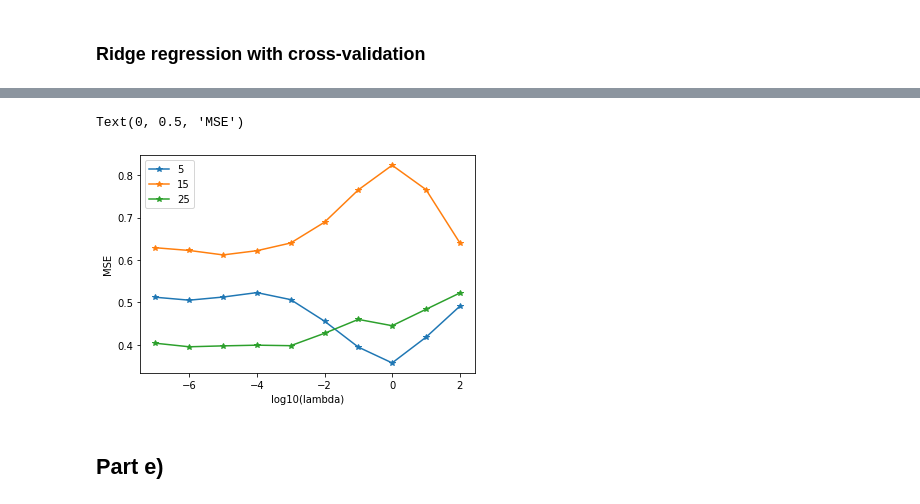
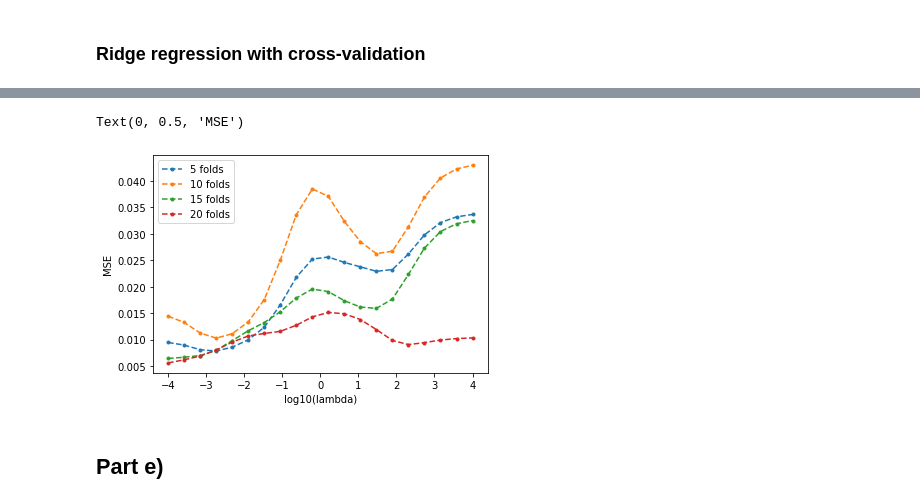
Before and after one commit to engyssimo/MLProjectNucphys, a Jupyter notebook: Project1/Project1.ipynb, the cells around one changed output, grey strips where cells are left out. Drawn from its saved outputs; the diff is of its cells as text; code cells hidden in the pictures.

```diff
--- a/Project1/Project1.ipynb
+++ b/Project1/Project1.ipynb
@@ -772,8 +738,9 @@ for degree in range(len(max_degree)):
 # %%
 plt.figure()
 for degree in range(len(max_degree)):
-    plt.plot(np.log10(lambd), MSE_test_BRidge[:,degree], '*-')
-plt.legend(list(map(str, + (max_degree))) )
+    plt.plot(np.log10(lambd), MSE_test_BRidge[:,degree], 'o-', label='degree' + str(max_degree[degree]))
+plt.legend()
+#plt.legend(list(map(str, + (max_degree))) )
 plt.xlabel('log10(lambda)')
 plt.ylabel('MSE')
 plt.show()
@@ -792,14 +759,14 @@ def cross_validation_Ridge(k_folds, X, z, lambd):
         X_test = X[test_inds]
         z_test = z[test_inds]
 
-        mse_Ridge, _ = Ridge(lambd, X_train, z_train, X_test,z_test)
+        _, z_tilde_test = Ridge( X_train, X_test, z_train, z_test, lambd)
 
-        MSE.append( mse_Ridge[1])
+        MSE.append(mean_squared_error(z_test,z_tilde_test))
 
         return (np.mean(MSE))
 # %%
 lambd = 10
-maxdegree = 10
+maxdegree = 20
 
 n_points = 20
 
@@ -830,23 +797,20 @@ z = FrankeFunction(X0[:,1],X0[:,2]) + noise
 MSE_test_boot = np.zeros(maxdegree)
 k_folds = [5,10]
 MSE_cross = np.zeros((maxdegree,2))
-
+poly_degree = np.zeros(maxdegree)
 for degree in range(maxdegree):
     X = create_X(x,y,degree+1)
-
+    poly_degree[degree] = degree + 1
     X = MatrixScaler(X)
 
-    # Why needed random_state
-    # The random_seed makes sure we take the same indices for spliting every time, but it is necessary to test the same
     X_train, X_test, z_train, z_test = train_test_split(X, z, test_size=0.3, random_state = 2)
 
-    _, _, mse = bootstrap_Ridge(X_train, z_train, X_test, z_test,n_bootstrap, lambd)
+    _, _, mse = bootstrap_Ridge(X_train, X_test, z_train, z_test,n_bootstrap, lambd)
 
     MSE_test_boot[degree] = np.mean(mse[:,1])
 
     for i  in range(len(k_folds)):
         k = k_folds[i]
-        kfold = KFold(n_splits = k)
         MSE_cross[degree,i] = cross_validation_Ridge(k,X,z,lambd)
 # %%
 plt.figure()
@@ -862,9 +826,9 @@ plt.show()
 # %%
-max_degree = 5
+degree = 5
 X = create_X(x,y,degree)
-nlambdas = 10
-lambd = np.logspace(-7, 2, nlambdas)
-k_folds = np.arange(5,35,10)
+nlambdas = 20
+lambd = np.logspace(-4, 4, nlambdas)
+k_folds = np.arange(5,25,5)
 datapoints = 100
 MSE_test_CRidge = np.zeros((len(lambd), len(k_folds)))
 for k in range(len(k_folds)):
@@ -874,13 +838,13 @@ for k in range(len(k_folds)):
 # %%
 plt.figure()
 for k in range(len(k_folds)):
-    plt.plot(np.log10(lambd), MSE_test_CRidge[:,k], '*-')
-plt.legend(list(map(str, + (k_folds))) )
+    plt.plot(np.log10(lambd), MSE_test_CRidge[:,k], '.--', label= str(k_folds[k]) + ' folds')
+plt.legend()
 plt.xlabel('log10(lambda)')
 plt.ylabel('MSE')
 # %% [output]
 Text(0, 0.5, 'MSE')
-[figure, old version]
+[figure, new version]
 # %% [markdown]
 ## Part e)
 # %% [markdown]
```
Also changed, not shown: parts of 37 cells of this notebook.
